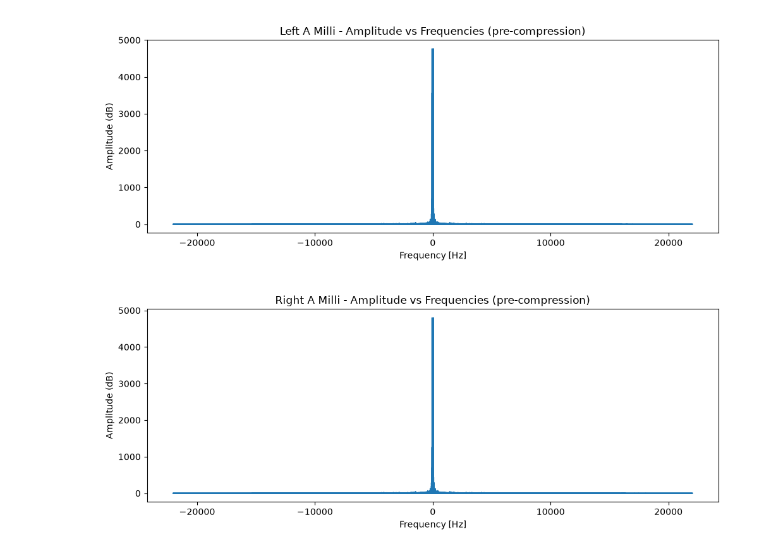
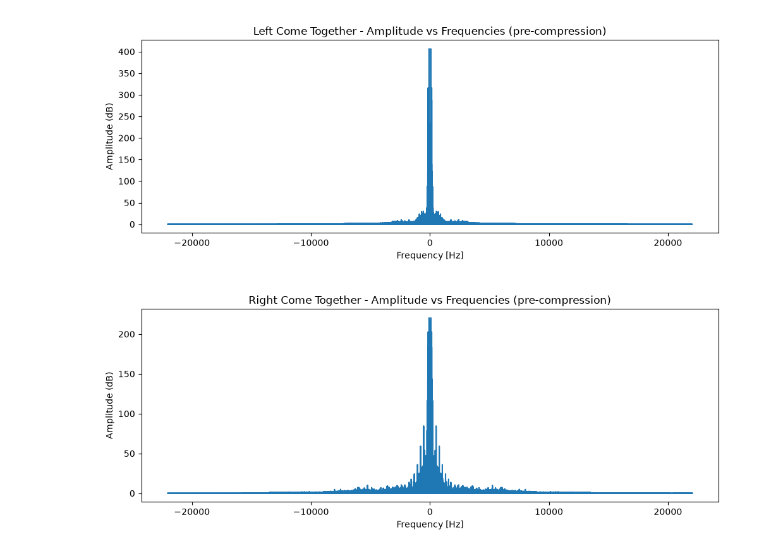
Before and after one commit to EranMaor/Audio-Processing, a Jupyter notebook: fourier.ipynb, the cells around one changed output. Saved outputs shown, nothing was run; the diff lists cells and outputs as text; code cells hidden in the pictures.

```diff
--- a/fourier.ipynb
+++ b/fourier.ipynb
@@ -54,10 +55,10 @@ def plot(x, y, title, xlabel, ylabel):
 # %%
 right_limit = 23000
 
-left_data, f_transform_left, f_left, amplitude_left, right_data, f_transform_right, f_right, amplitude_right, sample_rate = transform('a_milli.wav')
-plot(f_left, amplitude_left,  'Left A Milli - Amplitude vs Frequencies (pre-compression)', 'Frequency [Hz]', 'Amplitude (dB)')
-plot(f_right,  amplitude_right,  'Right A Milli - Amplitude vs Frequencies (pre-compression)', 'Frequency [Hz]', 'Amplitude (dB)')
+left_data, f_transform_left, f_left, amplitude_left, right_data, f_transform_right, f_right, amplitude_right, sample_rate = transform('come_together.wav')
+plot(f_left, amplitude_left,  'Left Come Together - Amplitude vs Frequencies (pre-compression)', 'Frequency [Hz]', 'Amplitude (dB)')
+plot(f_right,  amplitude_right,  'Right Come Together - Amplitude vs Frequencies (pre-compression)', 'Frequency [Hz]', 'Amplitude (dB)')
 # %% [output]
-[figure, old version]
+[figure, new version]
-[figure, old version]
+[figure, new version]
 # %%
```
Also changed, not shown: parts of 7 cells of this notebook, 11 other files.
